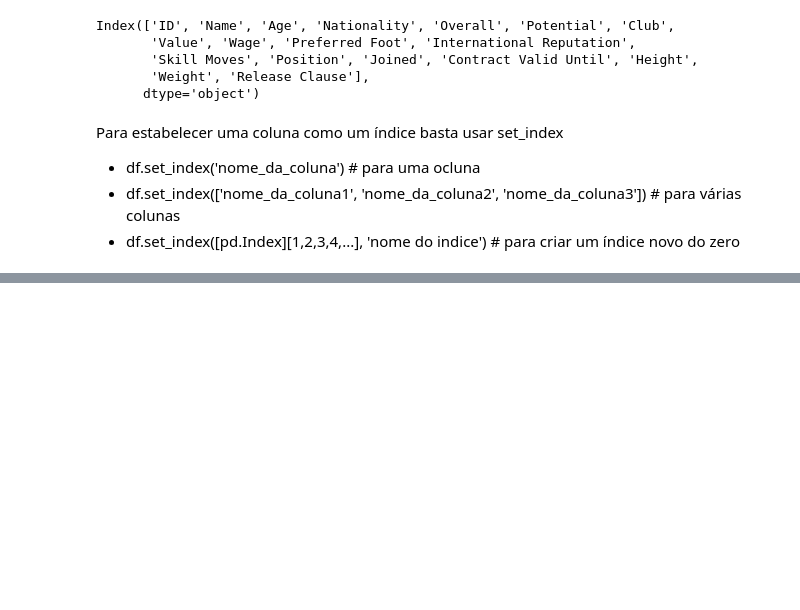
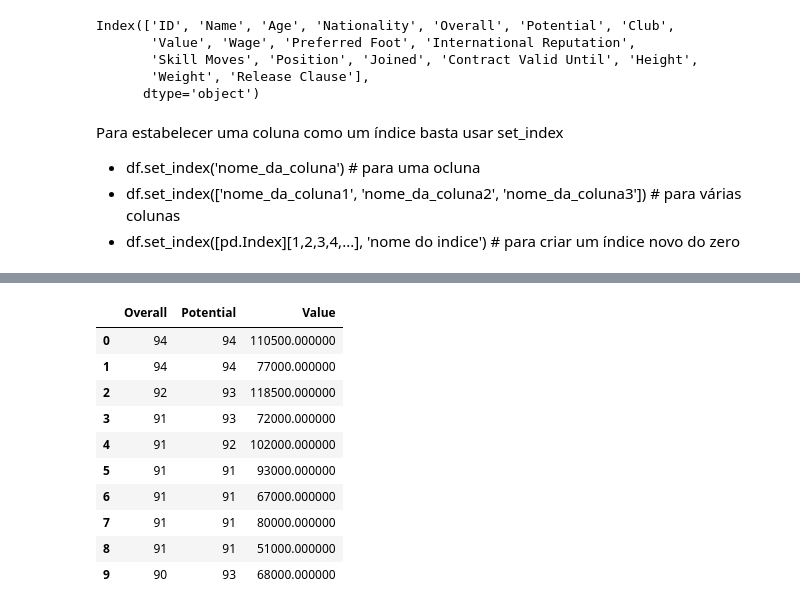
Before and after one commit to DheniMoura/Python-UniversidadeDosDados, a Jupyter notebook: Aula_01_pandas.ipynb, the cells around one changed output, grey strips where cells are left out. Cells and saved outputs as stored; diff of their text form; code cells hidden in the pictures; blank space fills up the shorter version.

```diff
--- a/Aula_01_pandas.ipynb
+++ b/Aula_01_pandas.ipynb
@@ -95,0 +152,17 @@ OptionError: 'Pattern matched multiple keys'
+# %%
+# Utiliza as duas formatações
+fifa[['Overall', 'Potential', 'Value']].head(10).style.\
+    applymap(low_values_red).\
+    apply(highlight_max)
+# %% [output]
+|  | Overall | Potential | Value |
+| 0 | 94 | 94 | 110500.000000 |
+| 1 | 94 | 94 | 77000.000000 |
+| 2 | 92 | 93 | 118500.000000 |
+| 3 | 91 | 93 | 72000.000000 |
+| 4 | 91 | 92 | 102000.000000 |
+| 5 | 91 | 91 | 93000.000000 |
+| 6 | 91 | 91 | 67000.000000 |
+| 7 | 91 | 91 | 80000.000000 |
+| 8 | 91 | 91 | 51000.000000 |
+| 9 | 90 | 93 | 68000.000000 |
```
Also changed, not shown: parts of 9 cells of this notebook.
